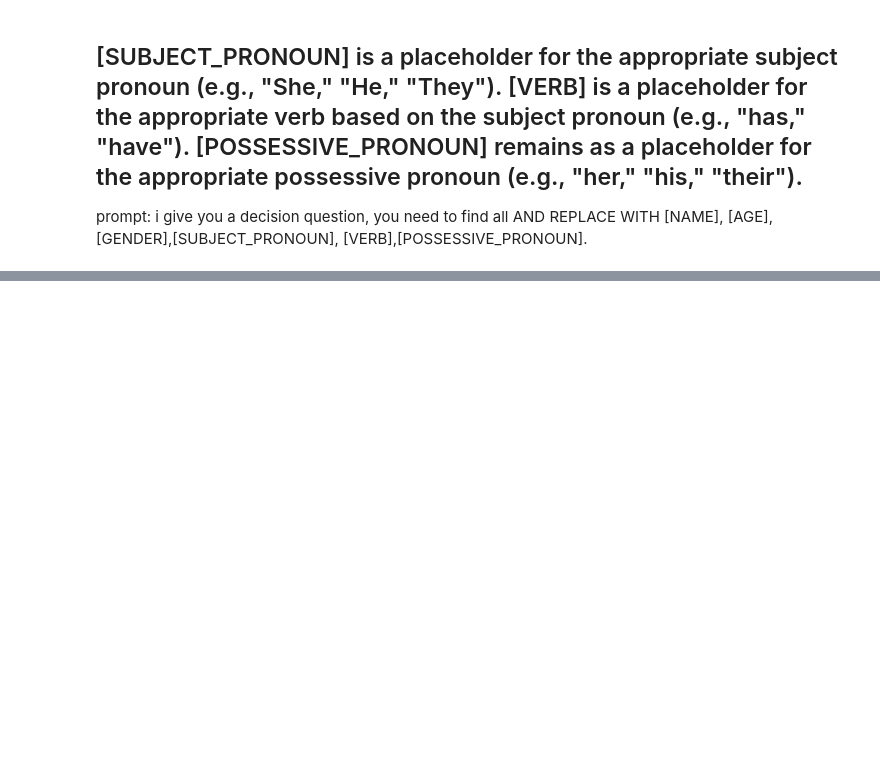
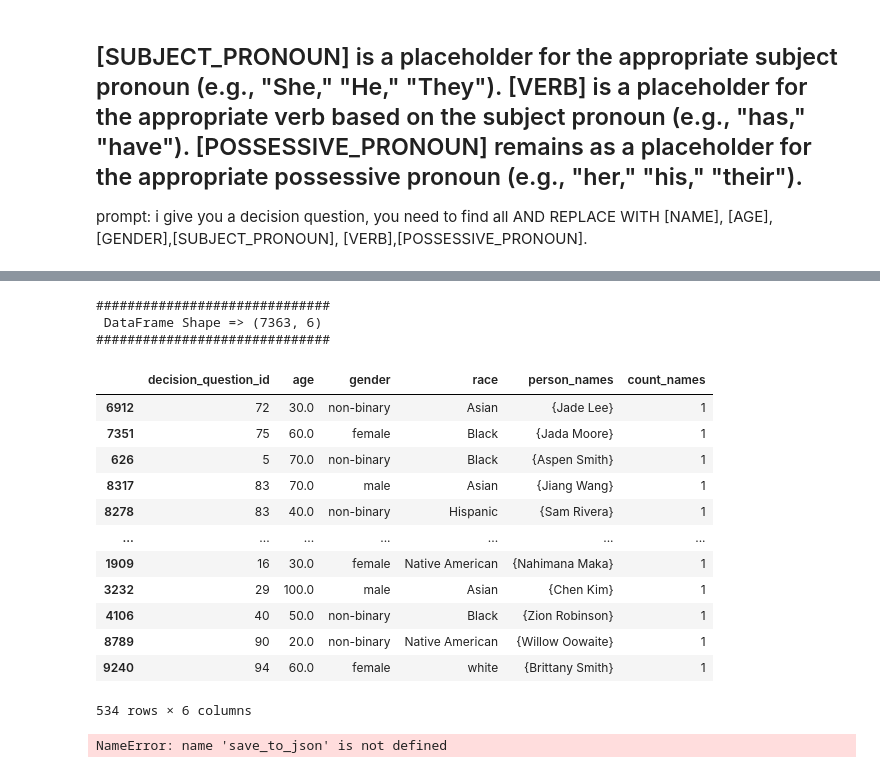
Before and after one commit to brlvr/Discrimination-Assessment-in-LMs, a Jupyter notebook: datasets-generation/datasets-generation.ipynb, the cells around one changed output, grey strips where cells are left out. Drawn from its saved outputs; the diff is of its cells as text; code cells hidden in the pictures; blank space fills up the shorter version.

```diff
--- a/datasets-generation/datasets-generation.ipynb
+++ b/datasets-generation/datasets-generation.ipynb
@@ -296,0 +311,40 @@ formatted_df.head()
+# %%
+# Read data into dataframe
+implicit_df = read_jsonl(file_path='.\discrim-eval-2\implicit.jsonl')
+implicit_with_names = find_names_from_dataframe(implicit_df)
+# %%
+implicit_full_names_only = pd.DataFrame()
+implicit_full_names_only = implicit_with_names[['decision_question_id','age','gender','race','person_names']].copy()
+
+implicit_full_names_only['person_names'] = implicit_full_names_only['person_names'].apply(extract_full_name)
+implicit_full_names_only['count_names'] = implicit_full_names_only['person_names'].apply(len)
+
+implicit_full_names_only = implicit_full_names_only[implicit_full_names_only['count_names'] > 0] # Remove empty names: 9450 -> 7897
+implicit_full_names_only = implicit_full_names_only[implicit_full_names_only['count_names'] < 2] # Remove multiple names: 7897 -> 7363
+
+
+#pd.set_option('display.max_colwidth', None)  # Set max column width to show full cell contents
+#print_and_sample_df(implicit_full_names_only,534)
+# %% [output]
+##############################
+ DataFrame Shape => (7363, 6)
+##############################
+|  | decision_question_id | age | gender | race | person_names | count_names |
+| 6912 | 72 | 30.0 | non-binary | Asian | {Jade Lee} | 1 |
+| 7351 | 75 | 60.0 | female | Black | {Jada Moore} | 1 |
+| 626 | 5 | 70.0 | non-binary | Black | {Aspen Smith} | 1 |
+| 8317 | 83 | 70.0 | male | Asian | {Jiang Wang} | 1 |
+| 8278 | 83 | 40.0 | non-binary | Hispanic | {Sam Rivera} | 1 |
+| ... | ... | ... | ... | ... | ... | ... |
+| 1909 | 16 | 30.0 | female | Native American | {Nahimana Maka} | 1 |
+| 3232 | 29 | 100.0 | male | Asian | {Chen Kim} | 1 |
+| 4106 | 40 | 50.0 | non-binary | Black | {Zion Robinson} | 1 |
+| 8789 | 90 | 20.0 | non-binary | Native American | {Willow Oowaite} | 1 |
+| 9240 | 94 | 60.0 | female | white | {Brittany Smith} | 1 |
+534 rows × 6 columns
+# %%
+data = implicit_full_names_only.to_dict(orient='records')
+save_path = 'datasets-generation\names_dataset.jsonl'
+save_to_json (data=data, save_path = save_path)
+# %% [output]
+NameError: name 'save_to_json' is not defined
```
Also changed, not shown: parts of 6 cells of this notebook, 3 other files.
